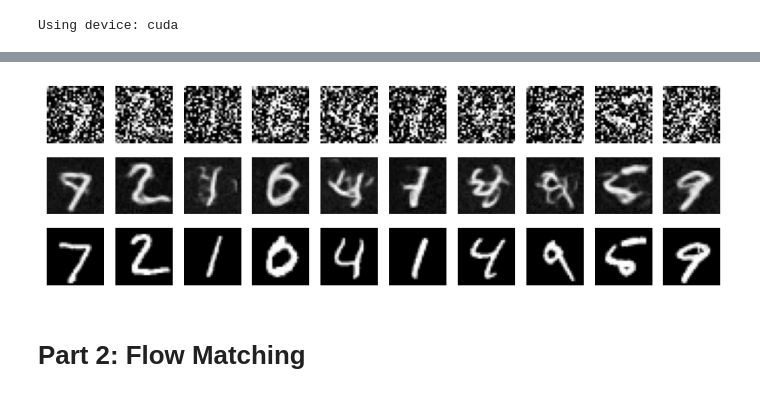
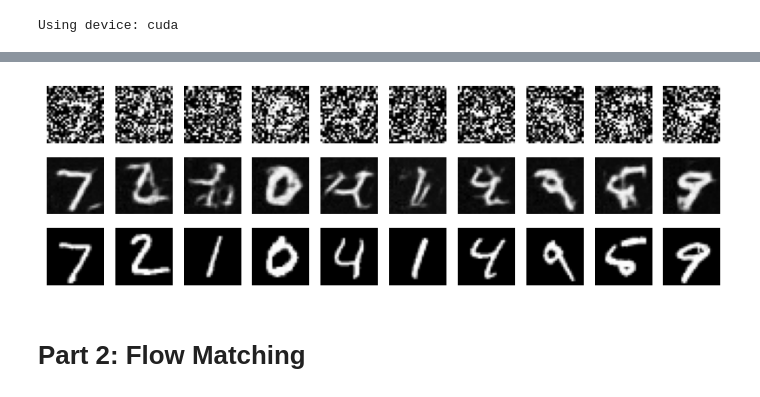
Before and after one commit to LIYunzhe1408/Flow-Matching, a Jupyter notebook: cs180_proj5b_flowmatching_starter.ipynb, the cells around one changed output, grey strips where cells are left out. Saved outputs shown, nothing was run; the diff lists cells and outputs as text; code cells hidden in the pictures.

```diff
--- a/cs180_proj5b_flowmatching_starter.ipynb
+++ b/cs180_proj5b_flowmatching_starter.ipynb
@@ -236,13 +215,16 @@ criterion = nn.MSELoss()
 model = UnconditionalUNet(in_channels=1, num_hiddens=128).to(device)
 optimizer = optim.Adam(model.parameters(), lr=1e-4)
 # %%
+import matplotlib.pyplot as plt
+
 num_epochs = 5
+train_losses = []  # Store batch-wise losses
 
 for epoch in range(num_epochs):
     model.train()
     epoch_loss = 0
 
-    for z, x in train_loader:
+    for step, (z, x) in enumerate(train_loader):
         z, x = z.to(device), x.to(device)  # Move to GPU if available
 
         optimizer.zero_grad()
@@ -252,7 +234,11 @@ for epoch in range(num_epochs):
         optimizer.step()  # Update weights
 
         epoch_loss += loss.item()
+        train_losses.append(loss.item())  # Store batch loss
+
+        if step % 100 == 0:  # Print loss every 100 steps
+            print(f"Epoch [{epoch+1}/{num_epochs}], Step [{step}/{len(train_loader)}], Loss: {loss.item():.6f}")
 
     avg_loss = epoch_loss / len(train_loader)
-    print(f"Epoch [{epoch+1}/{num_epochs}], Loss: {avg_loss:.6f}")
+    print(f"Epoch [{epoch+1}/{num_epochs}], Avg Loss: {avg_loss:.6f}")
 # %% [output]
@@ -264,37 +277,37 @@ Epoch [5/5], Loss: 0.009034
 # %%
 # Get a batch of test images
 model.eval()
-test_loader = DataLoader(NoisyMNISTDataset(train=False, noise_std=0.8), batch_size=batch_size, shuffle=False)
+test_loader = DataLoader(NoisyMNISTDataset(train=False, noise_std=0.9), batch_size=batch_size, shuffle=False)
 with torch.no_grad():
     for z, x in test_loader:
         z, x = z.to(device), x.to(device)
         x_pred = model(z)  # Denoised output
         break  # Take only one batch for visualization
 
 # Convert to numpy for visualization
 z = z.cpu().numpy()
 x_pred = x_pred.cpu().numpy()
 x = x.cpu().numpy()
 
 # Plot noisy input, denoised output, and ground truth
 fig, axes = plt.subplots(3, 10, figsize=(10, 3))
 
 for i in range(10):
     axes[0, i].imshow(z[i, 0], cmap="gray")  # Noisy input
     axes[1, i].imshow(x_pred[i, 0], cmap="gray")  # Denoised output
     axes[2, i].imshow(x[i, 0], cmap="gray")  # Ground truth
 
     axes[0, i].axis("off")
     axes[1, i].axis("off")
     axes[2, i].axis("off")
 
 axes[0, 0].set_ylabel("Noisy Input")
 axes[1, 0].set_ylabel("Denoised Output")
 axes[2, 0].set_ylabel("Ground Truth")
 
 plt.show()
 # %% [output]
-[figure, old version]
+[figure, new version]
 # %% [markdown]
 # Part 2: Flow Matching
 # %% [markdown]
```
Also changed, not shown: parts of 7 cells of this notebook.
